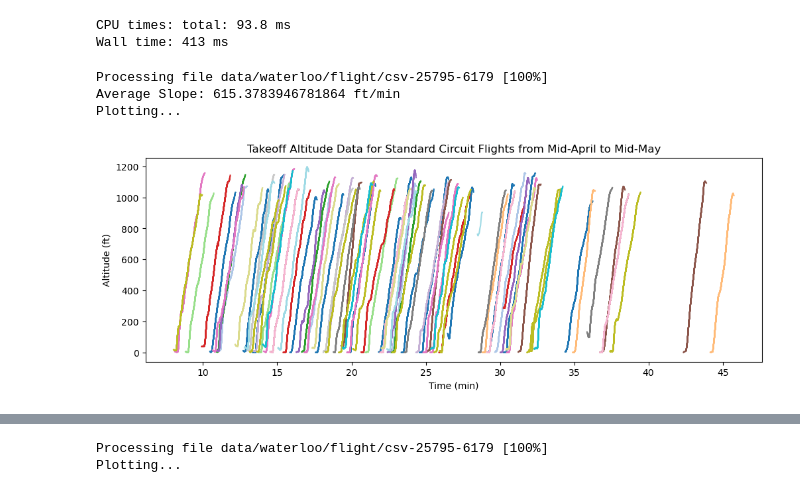
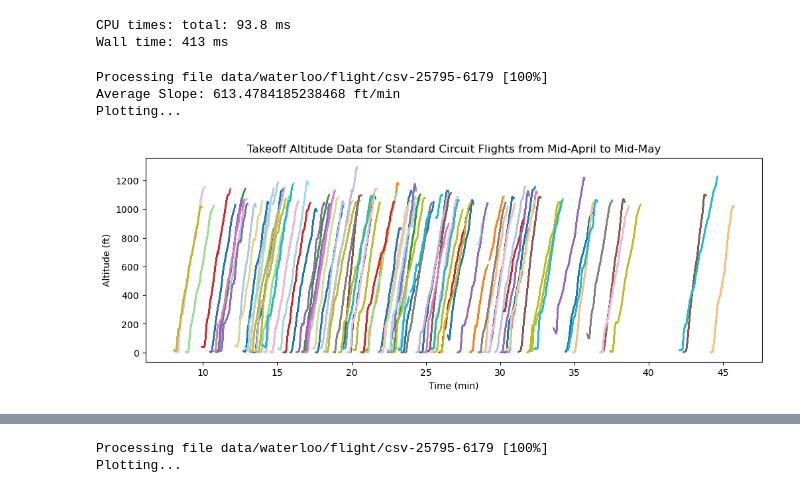
Before and after one commit to NathanL15/BatteryDataAnalysis, a Jupyter notebook: Waterloo-Takeoff-Climb.ipynb, the cells around one changed output, grey strips where cells are left out. Saved outputs shown, nothing was run; the diff lists cells and outputs as text; code cells hidden in the pictures.

```diff
--- a/Waterloo-Takeoff-Climb.ipynb
+++ b/Waterloo-Takeoff-Climb.ipynb
@@ -95,7 +93,7 @@ plt.figure(figsize=(12, 4))
 
 for i, subfolder in enumerate(subfolders):
     print(f"\rProcessing file {subfolder} [{round((i+1) / total_subfolders * 100)}%]", end='', flush = True)
-    if df_power["alt"][i].max() < 1200:
+    if df_power["alt"][i].max() < 1300:
         # Calculates the slope of cells 100 cells away from each other
         alt_diff = df_power["alt"][i].diff(periods=cell_diff)
         time_diff = df_power["time"][i].diff(periods=cell_diff)
@@ -107,32 +105,32 @@ for i, subfolder in enumerate(subfolders):
         slope = slope.replace([np.inf, -np.inf], np.nan).dropna()
 
         # Store the slope values
         slopes.extend(slope[slope > 400].values)
 
         # Find the indices where slope is over 450
         high_slope_indices = slope[slope > 400].index
 
         if not high_slope_indices.empty:
             # Plots the data inbtwn data sufficient slope
             for idx in high_slope_indices:
                 start_idx = max(0, idx - cell_diff + 1)
                 end_idx = min(len(df_power["alt"][i]), idx + 1)
                 time_data = df_power["time"][i][start_idx:end_idx]
                 alt_data = df_power["alt"][i][start_idx:end_idx]
                 plt.plot(time_data, alt_data, color=colormap(i / total_subfolders))
 
 print('')
 
 average_slope = np.mean(slopes)
 print(f"Average Slope: {average_slope} ft/min")
 
 print("Plotting...")
 plt.xlabel('Time (min)')
 plt.ylabel('Altitude (ft)')
 plt.title('Takeoff Altitude Data for Standard Circuit Flights from Mid-April to Mid-May')
 plt.show()
 # %% [output]
 Processing file data/waterloo/flight/csv-25795-6179 [100%]
-Average Slope: 615.3783946781864 ft/min
+Average Slope: 613.4784185238468 ft/min
 Plotting...
-[figure, old version]
+[figure, new version]
```
Also changed, not shown: parts of 8 cells of this notebook, 1 other file.
